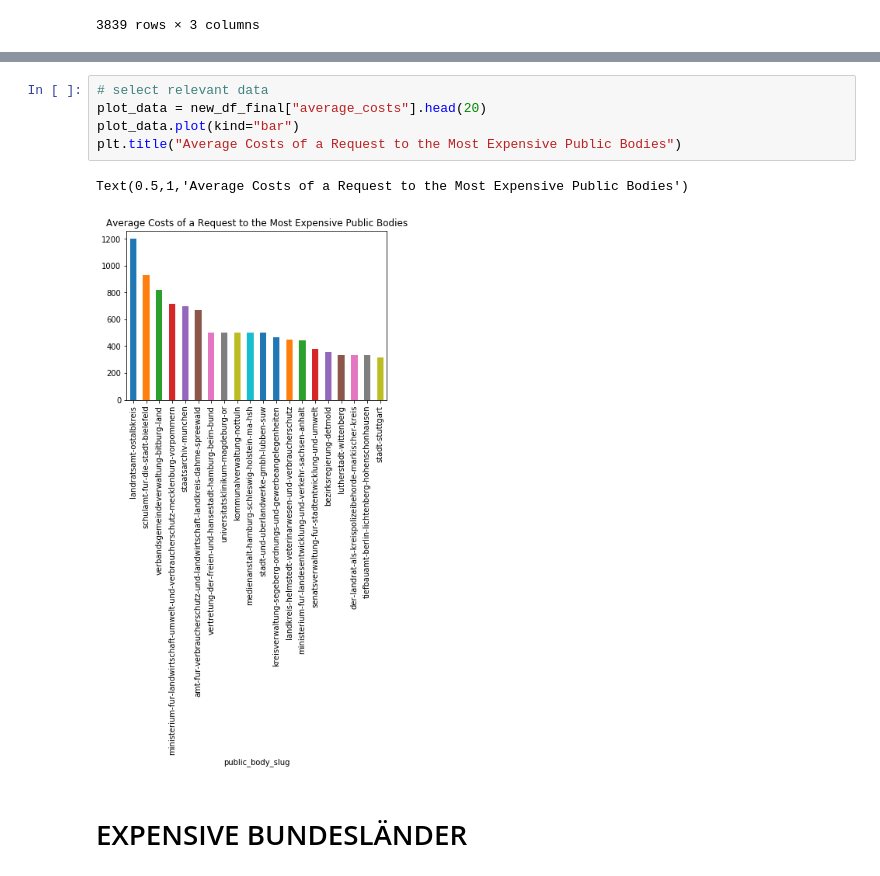
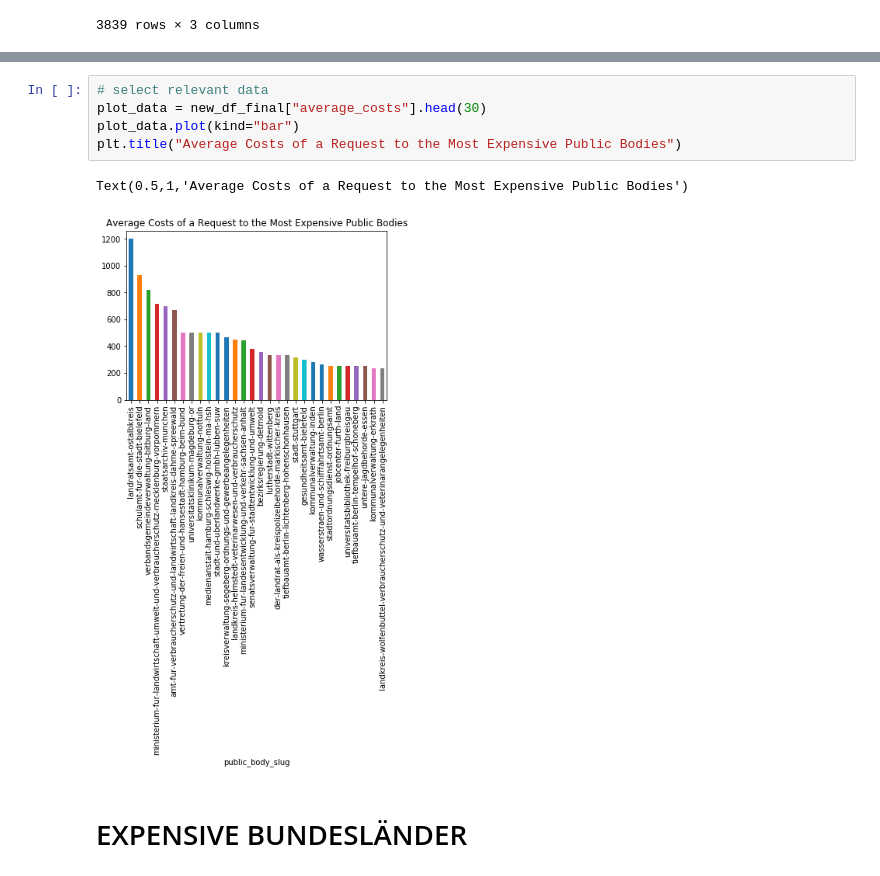
Before and after one commit to chaseinstead/fdsstat, a Jupyter notebook: fds_first_stats.ipynb, the cells around one changed output, grey strips where cells are left out. Saved outputs shown, nothing was run; the diff lists cells and outputs as text.

Commit message:
organized data

```diff
--- a/fds_first_stats.ipynb
+++ b/fds_first_stats.ipynb
@@ -131,11 +140,11 @@ new_df_final
 # %%
 # select relevant data
-plot_data = new_df_final["average_costs"].head(20)
+plot_data = new_df_final["average_costs"].head(30)
 plot_data.plot(kind="bar")
 plt.title("Average Costs of a Request to the Most Expensive Public Bodies")
 # %% [output]
 Text(0.5,1,'Average Costs of a Request to the Most Expensive Public Bodies')
-[figure, old version]
+[figure, new version]
 # %% [markdown]
 # EXPENSIVE BUNDESLÄNDER
 # %%
```
Also changed, not shown: parts of 2 cells of this notebook, 3 other files.
